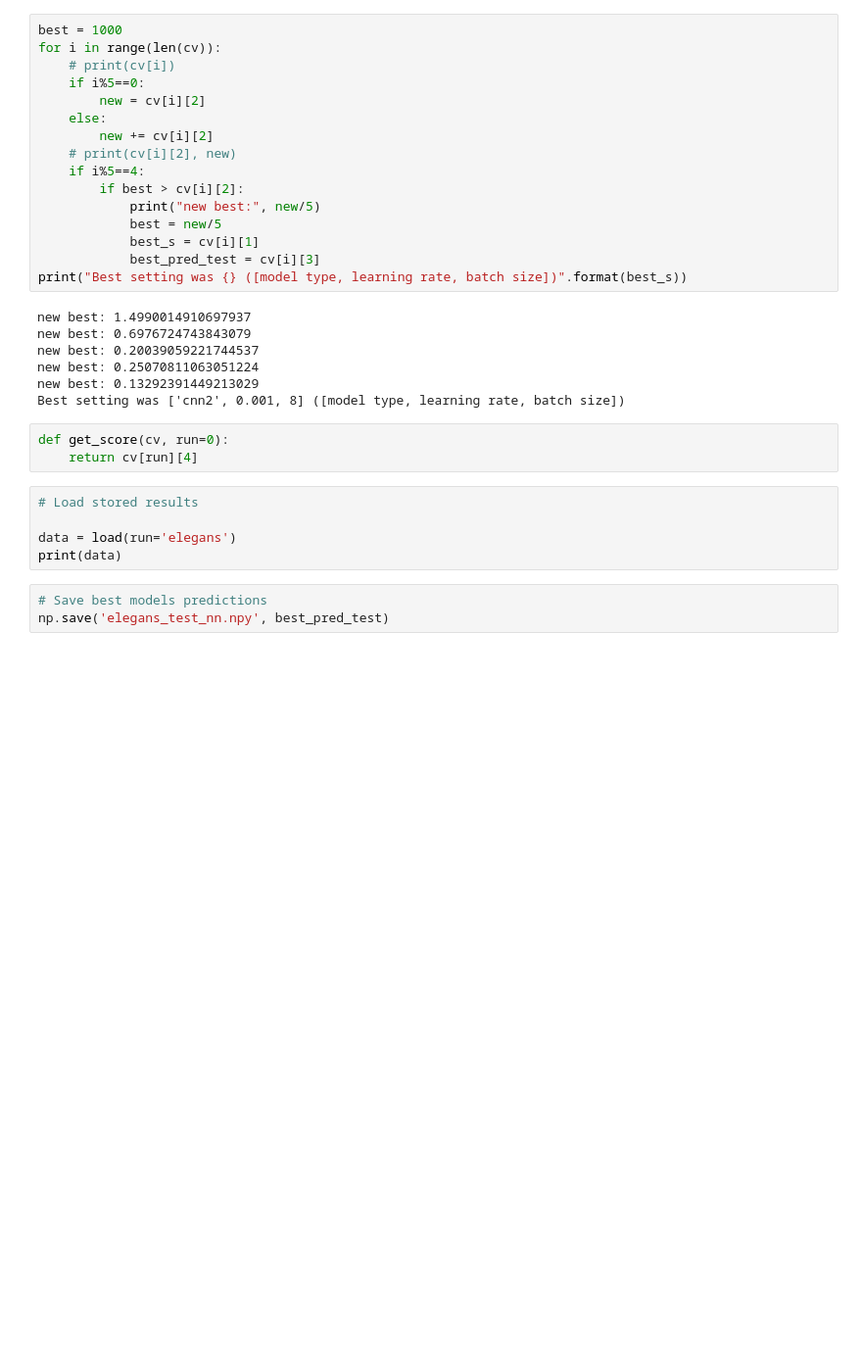
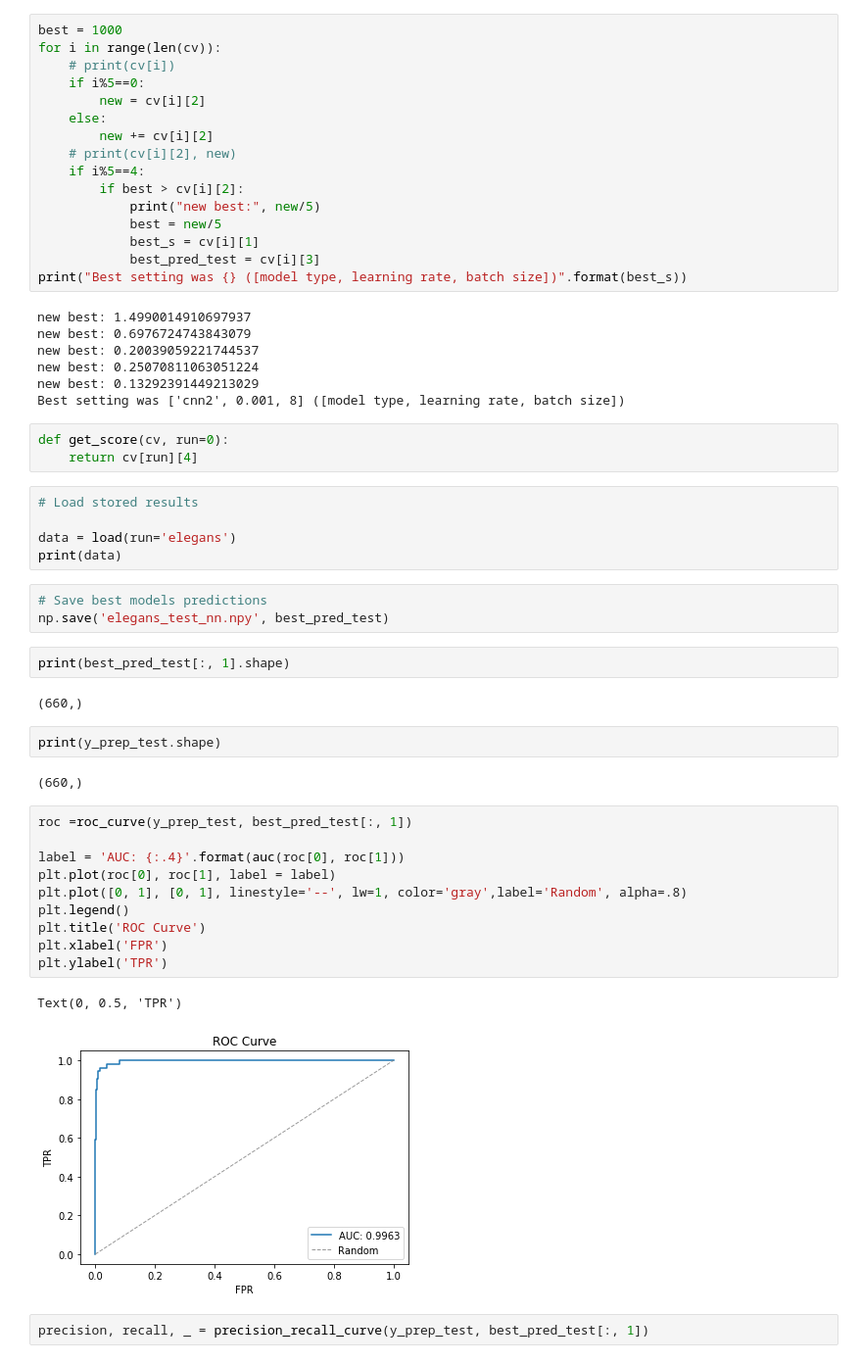
Before and after one commit to adrianomartinelli/machine-learning-for-health-care-project4, a Jupyter notebook: elegans_sandbox.ipynb, the cells around one changed output. Shown at 98% size. Saved outputs shown, nothing was run; the diff lists cells and outputs as text; blank space fills up the shorter version.

```diff
--- a/elegans_sandbox.ipynb
+++ b/elegans_sandbox.ipynb
@@ -126,3 +129,26 @@ print(data)
 # %%
 # Save best models predictions
 np.save('elegans_test_nn.npy', best_pred_test)
+# %%
+print(best_pred_test[:, 1].shape)
+# %% [output]
+(660,)
+# %%
+print(y_prep_test.shape)
+# %% [output]
+(660,)
+# %%
+roc =roc_curve(y_prep_test, best_pred_test[:, 1])
+
+label = 'AUC: {:.4}'.format(auc(roc[0], roc[1]))
+plt.plot(roc[0], roc[1], label = label)
+plt.plot([0, 1], [0, 1], linestyle='--', lw=1, color='gray',label='Random', alpha=.8)
+plt.legend()
+plt.title('ROC Curve')
+plt.xlabel('FPR')
+plt.ylabel('TPR')
+# %% [output]
+Text(0, 0.5, 'TPR')
+[figure, added]
+# %%
+precision, recall, _ = precision_recall_curve(y_prep_test, best_pred_test[:, 1])
```
Also changed, not shown: parts of 3 cells of this notebook, 1 other file.
